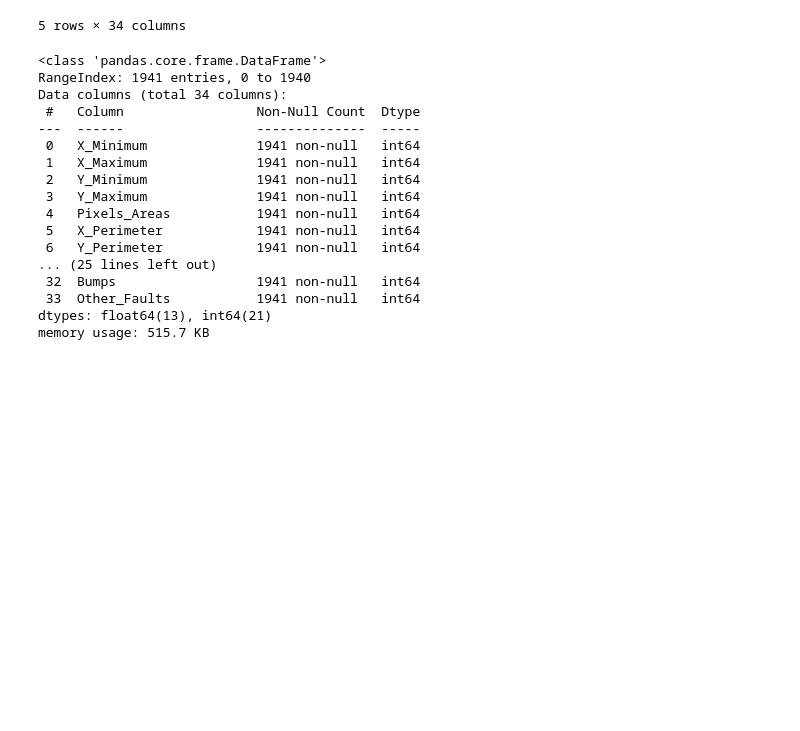
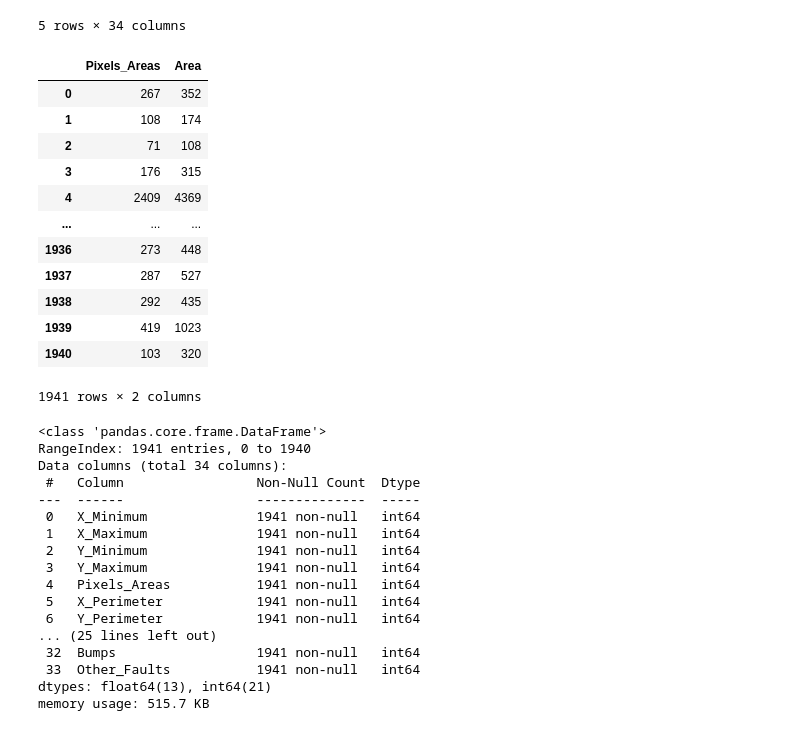
Before and after one commit to GPTeachersDay/TeamProject1, a Jupyter notebook: leeyeonjun/EDA/eda_steel.ipynb, the cells around one changed output. Cells and saved outputs as stored; diff of their text form; code cells hidden in the pictures; blank space fills up the shorter version.

```diff
--- a/leeyeonjun/EDA/eda_steel.ipynb
+++ b/leeyeonjun/EDA/eda_steel.ipynb
@@ -93,6 +94,26 @@ df.head()
 | 3 | 853 | 860 | 369370 | 369415 | 176 | 13 | 45 | 18996 | ... |
 | 4 | 1289 | 1306 | 498078 | 498335 | 2409 | 60 | 260 | 246930 | ... |
 5 rows × 34 columns
+# %%
+temp_df = pd.DataFrame({
+    'Pixels_Areas' : df['Pixels_Areas'],
+    'Area' : (df['X_Maximum'] - df['X_Minimum']) * (df['Y_Maximum'] - df['Y_Minimum'])
+})
+temp_df
+# %% [output]
+|  | Pixels_Areas | Area |
+| 0 | 267 | 352 |
+| 1 | 108 | 174 |
+| 2 | 71 | 108 |
+| 3 | 176 | 315 |
+| 4 | 2409 | 4369 |
+| ... | ... | ... |
+| 1936 | 273 | 448 |
+| 1937 | 287 | 527 |
+| 1938 | 292 | 435 |
+| 1939 | 419 | 1023 |
+| 1940 | 103 | 320 |
+1941 rows × 2 columns
 # %%
 df.info()
 # %% [output]
```
Also changed, not shown: parts of 8 cells of this notebook, 1 other file.
